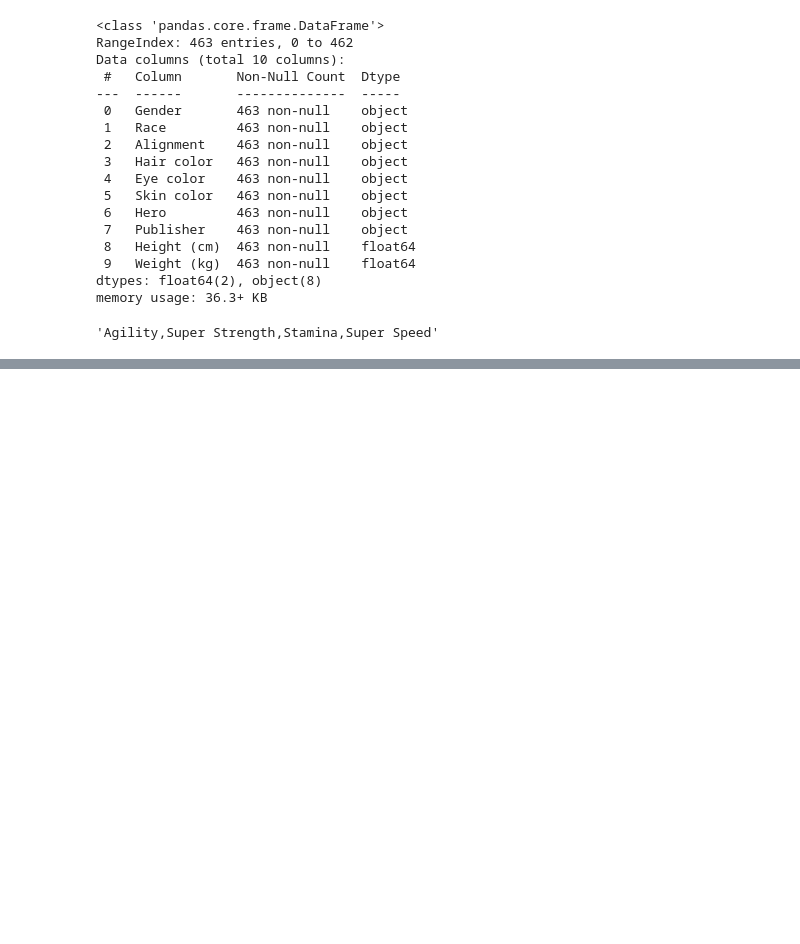
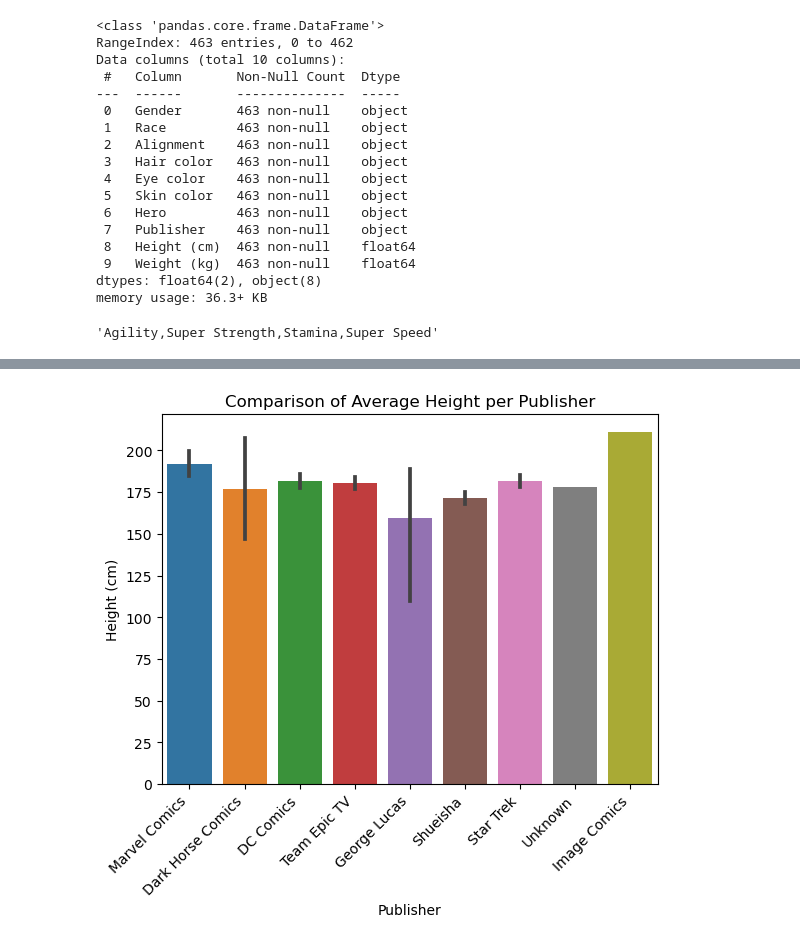
Before and after one commit to krisbarbier/Advanced-Transformations-Core, a Jupyter notebook: Advanced Transformations Core.ipynb, the cells around one changed output, grey strips where cells are left out. Saved outputs shown, nothing was run; the diff lists cells and outputs as text; code cells hidden in the pictures; blank space fills up the shorter version.

```diff
--- a/Advanced Transformations Core.ipynb
+++ b/Advanced Transformations Core.ipynb
@@ -304,0 +343,7 @@ df_powers.head()
+# %%
+#Create visualization of heights for each publisher
+ax = sns.barplot(data = merged, x = 'Publisher', y = 'Height (cm)')
+ax.set_title('Comparison of Average Height per Publisher')
+ax.set_xticklabels(ax.get_xticklabels(), rotation = 45, ha = 'right');
+# %% [output]
+[figure, added]
```
Also changed, not shown: parts of 18 cells of this notebook.
